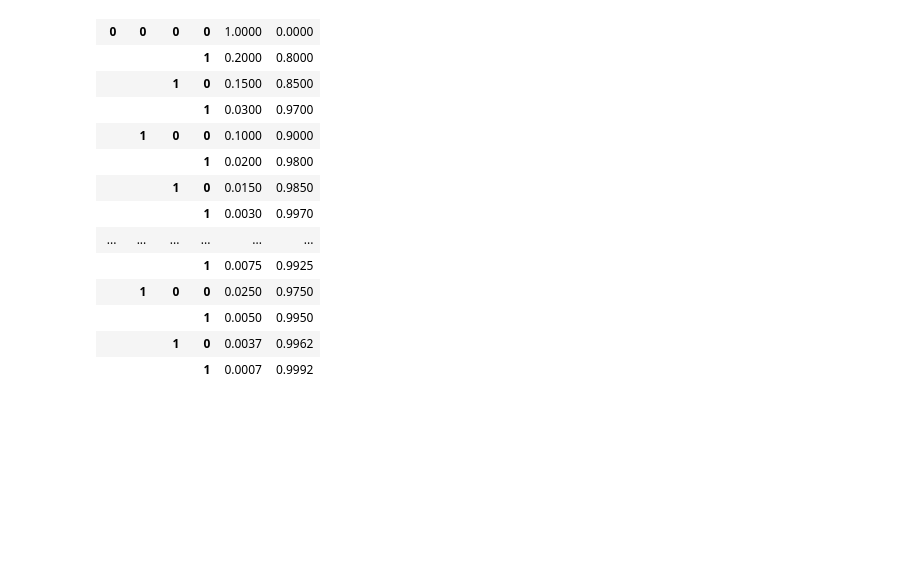
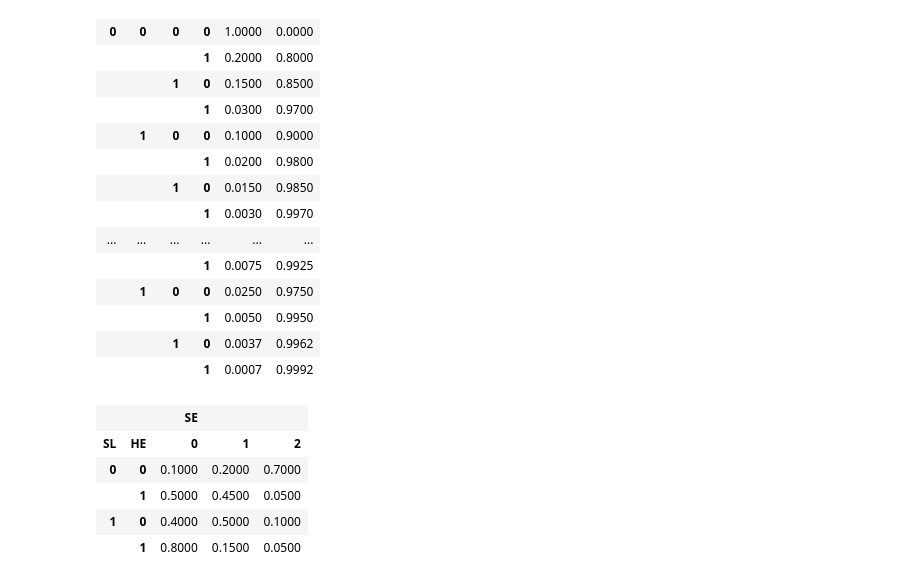
Before and after one commit to JustAlternate/simplified-bayesian-network-of-production-incident, a Jupyter notebook: notebook.ipynb, the cells around one changed output. Cells and saved outputs as stored; diff of their text form; code cells hidden in the pictures; blank space fills up the shorter version.

```diff
--- a/numpy-working.ipynb
+++ b/notebook.ipynb
@@ -382,3 +387,18 @@ bn.cpt(AL)
 |  |  |  | 1 | 0.0050 | 0.9950 |
 |  |  | 1 | 0 | 0.0037 | 0.9962 |
 |  |  |  | 1 | 0.0007 | 0.9992 |
+# %%
+bn.cpt(SE).fillWith([
+    expert_data["P_NOT_SL_NOT_HE_SE_P0"],expert_data["P_NOT_SL_NOT_HE_SE_P1"],1-(expert_data["P_NOT_SL_NOT_HE_SE_P1"]+expert_data["P_NOT_SL_NOT_HE_SE_P0"]),
+    expert_data["P_HE_SE_P0"], expert_data["P_HE_SE_P1"], 1-(expert_data["P_HE_SE_P0"] + expert_data["P_HE_SE_P1"]),
+    expert_data["P_SL_SE_P0"], expert_data["P_SL_SE_P1"], 1-(expert_data["P_SL_SE_P0"] + expert_data["P_SL_SE_P1"]),
+    expert_data["P_SL_AND_HE_SE_P0"], expert_data["P_SL_AND_HE_SE_P1"], 1-(expert_data["P_SL_AND_HE_SE_P0"]+expert_data["P_SL_AND_HE_SE_P1"]),
+])
+bn.cpt(SE)
+# %% [output]
+|  |  | SE |  |  |
+| SL | HE | 0 | 1 | 2 |
+| 0 | 0 | 0.1000 | 0.2000 | 0.7000 |
+|  | 1 | 0.5000 | 0.4500 | 0.0500 |
+| 1 | 0 | 0.4000 | 0.5000 | 0.1000 |
+|  | 1 | 0.8000 | 0.1500 | 0.0500 |
```
Also changed, not shown: parts of 13 cells of this notebook, 1 other file.
